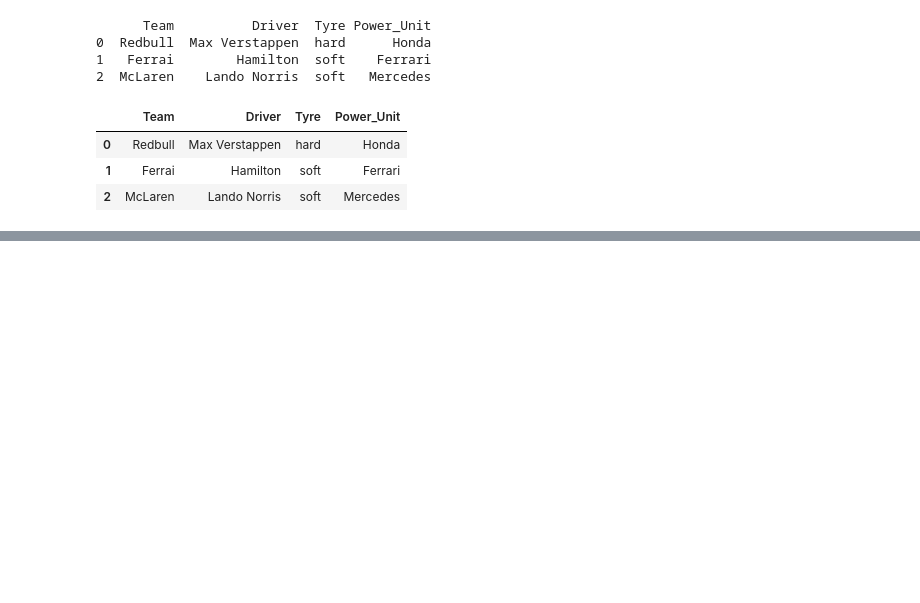
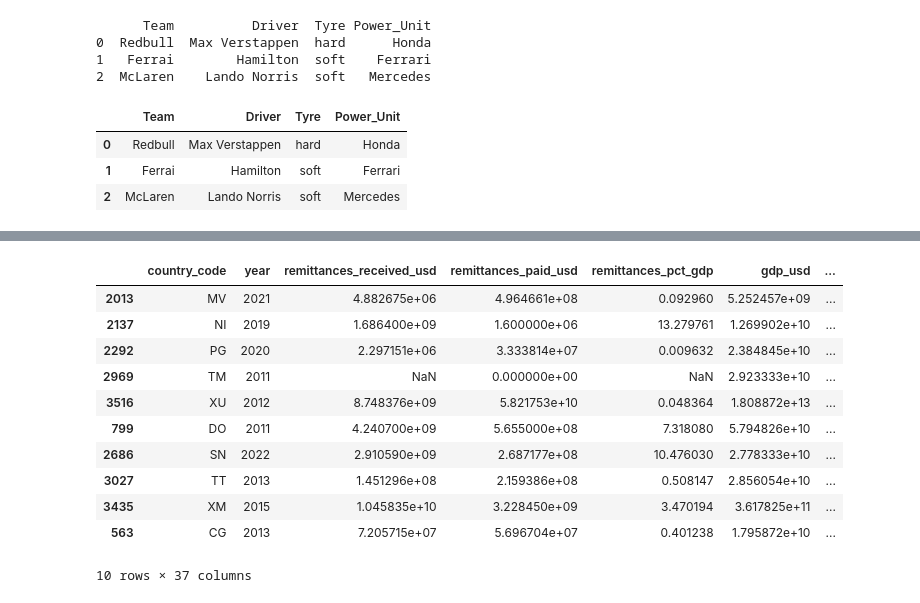
Before and after one commit to elmago07/AI-ML-Learnings, a Jupyter notebook: pandas_learnings.ipynb, the cells around one changed output, grey strips where cells are left out. Saved outputs shown, nothing was run; the diff lists cells and outputs as text; code cells hidden in the pictures; blank space fills up the shorter version.

```diff
--- a/pandas_learnings.ipynb
+++ b/pandas_learnings.ipynb
@@ -181,0 +231,15 @@ df.loc[0:2] ##access row by label using loc
+# %%
+df.sample(10) #prints randomly 5 rows
+# %% [output]
+|  | country_code | year | remittances_received_usd | remittances_paid_usd | remittances_pct_gdp | gdp_usd | ... |
+| 2013 | MV | 2021 | 4.882675e+06 | 4.964661e+08 | 0.092960 | 5.252457e+09 | ... |
+| 2137 | NI | 2019 | 1.686400e+09 | 1.600000e+06 | 13.279761 | 1.269902e+10 | ... |
+| 2292 | PG | 2020 | 2.297151e+06 | 3.333814e+07 | 0.009632 | 2.384845e+10 | ... |
+| 2969 | TM | 2011 | NaN | 0.000000e+00 | NaN | 2.923333e+10 | ... |
+| 3516 | XU | 2012 | 8.748376e+09 | 5.821753e+10 | 0.048364 | 1.808872e+13 | ... |
+| 799 | DO | 2011 | 4.240700e+09 | 5.655000e+08 | 7.318080 | 5.794826e+10 | ... |
+| 2686 | SN | 2022 | 2.910590e+09 | 2.687177e+08 | 10.476030 | 2.778333e+10 | ... |
+| 3027 | TT | 2013 | 1.451296e+08 | 2.159386e+08 | 0.508147 | 2.856054e+10 | ... |
+| 3435 | XM | 2015 | 1.045835e+10 | 3.228450e+09 | 3.470194 | 3.617825e+11 | ... |
+| 563 | CG | 2013 | 7.205715e+07 | 5.696704e+07 | 0.401238 | 1.795872e+10 | ... |
+10 rows × 37 columns
```
Also changed, not shown: parts of 9 cells of this notebook.
